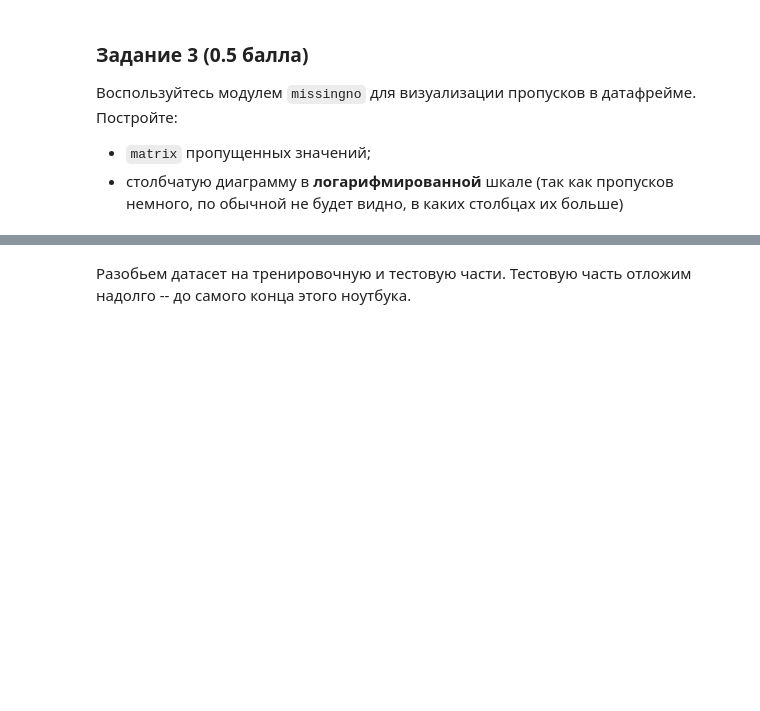
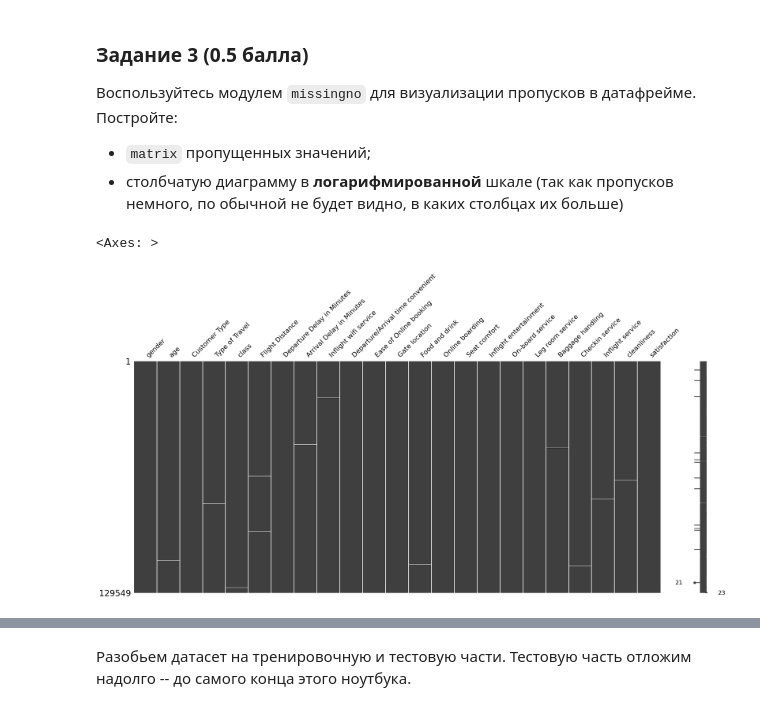
Before and after one commit to quantority/HSE-AI, a Jupyter notebook: Hometasks/Base/AI_HW4_woodenML_base.ipynb, the cells around one changed output, grey strips where cells are left out. Cells and saved outputs as stored; diff of their text form; code cells hidden in the pictures; blank space fills up the shorter version.

```diff
--- a/Hometasks/Base/AI_HW4_woodenML_base.ipynb
+++ b/Hometasks/Base/AI_HW4_woodenML_base.ipynb
@@ -221,5 +270,9 @@ assert df.shape == (129_549, 23)
 - столбчатую диаграмму в **логарифмированной** шкале (так как пропусков немного, по обычной не будет видно, в каких столбцах их больше)
 # %%
 # Ваш код ниже
+missingno.matrix(df)
+# %% [output]
+<Axes: >
+[figure, added]
 # %%
 # Ваш код ниже
```
Also changed, not shown: parts of 24 cells of this notebook.
